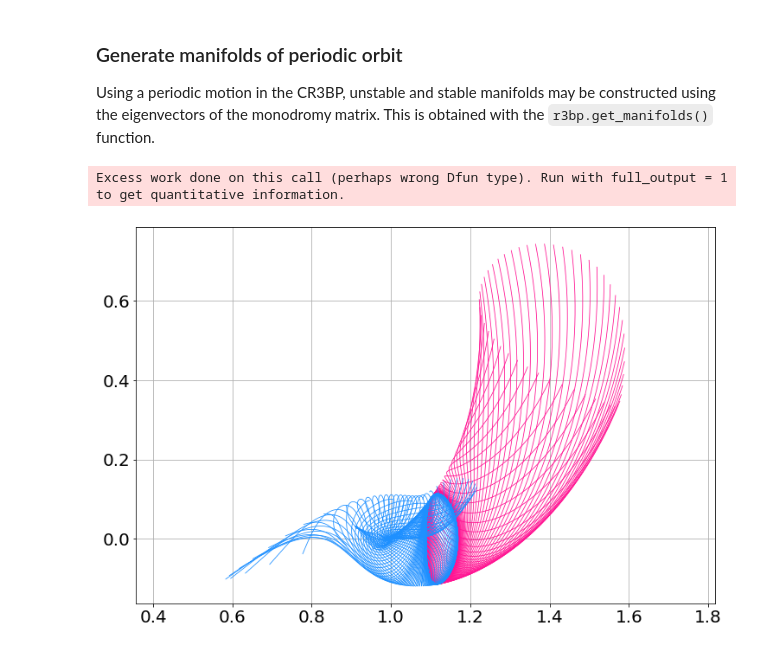
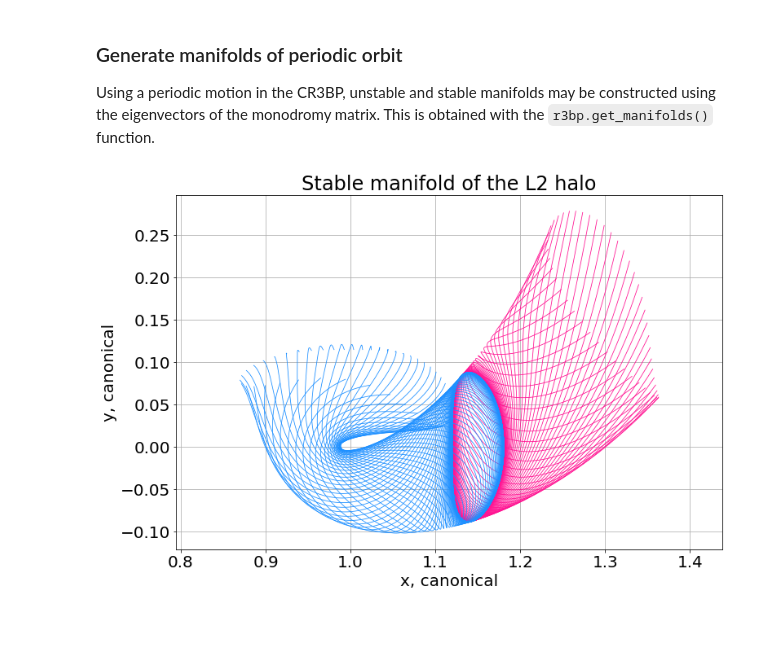
Before and after one commit to Yuricst/polaris, a Jupyter notebook: examples/ex_ThreeBody.ipynb, the cells around one changed output. Cells and saved outputs as stored; diff of their text form; code cells hidden in the pictures.

````diff
--- a/examples/ex_ThreeBody.ipynb
+++ b/examples/ex_ThreeBody.ipynb
@@ -41,0 +44,2 @@ param_earth_moon.mu
+# %%
+haloinit = r3bp.get_halo_approx(mu=param_earth_moon.mu, lp=2, lstar=param_earth_moon.lstar, az_km=4000, family=1, phase=0.0)
@@ -41,0 +58,3 @@ param_earth_moon.mu
+# %%
+p_conv, state_conv, flag_conv = r3bp.ssdc_periodic_xzplane(param_earth_moon.mu, haloinit["state_guess"],
+                                                           haloinit["period_guess"], fix="z", message=False)
@@ -51,2 +71,10 @@ prop0 = prop.propagate_cr3bp(param_earth_moon.mu, state0, period)
 # %% [markdown]
 ### Plot result
+# %%
+plt.rcParams["font.size"] = 20
+fig, ax = plt.subplots(1,1, figsize=(12,8))
+ax.plot(prop0["ys"], prop0["zs"])
+ax.set(xlabel='x, canonical', ylabel='y, canonical', title='Stable manifold of the L2 halo')
+plt.grid(True)
+plt.axis("equal")
+plt.show()
@@ -63,21 +92,20 @@ fig.show()
 
 Using a periodic motion in the CR3BP, unstable and stable manifolds may be constructed using the eigenvectors of the monodromy matrix. This is obtained with the ```r3bp.get_manifolds()``` function.
 # %%
-mnfpls, mnfmin = r3bp.get_manifold(param_earth_moon.mu, state0, period, tf_manif=5.0, lstar=param_earth_moon.lstar,
+mnfpls, mnfmin = r3bp.get_manifold(param_earth_moon.mu, state_conv, p_conv, tf_manif=5.0, lstar=param_earth_moon.lstar,
                                    stable=True, force_solve_ivp=False)
-# %% [output]
-Excess work done on this call (perhaps wrong Dfun type). Run with full_output = 1 to get quantitative information.
 # %%
 plt.rcParams["font.size"] = 20
 fig, ax = plt.subplots(1,1, figsize=(12,8))
 for branch in mnfpls:
     ax.plot(branch["xs"], branch["ys"], linewidth=0.8, c='deeppink')
 
 for branch in mnfmin:
     ax.plot(branch["xs"], branch["ys"], linewidth=0.8, c='dodgerblue')
 
+ax.set(xlabel='x, canonical', ylabel='y, canonical', title='Stable manifold of the L2 halo')
 plt.grid(True)
 plt.axis("equal")
 plt.show()
 # %% [output]
-[figure, old version]
+[figure, new version]
````
Also changed, not shown: parts of 9 cells of this notebook, 2 other files.
